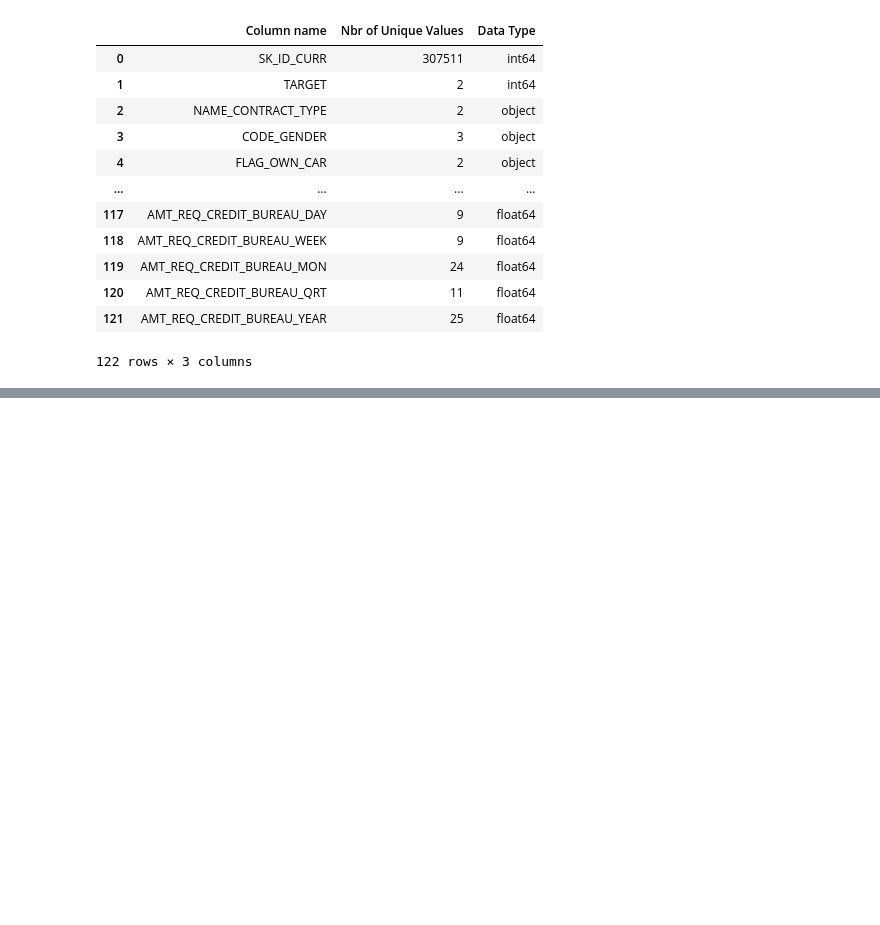
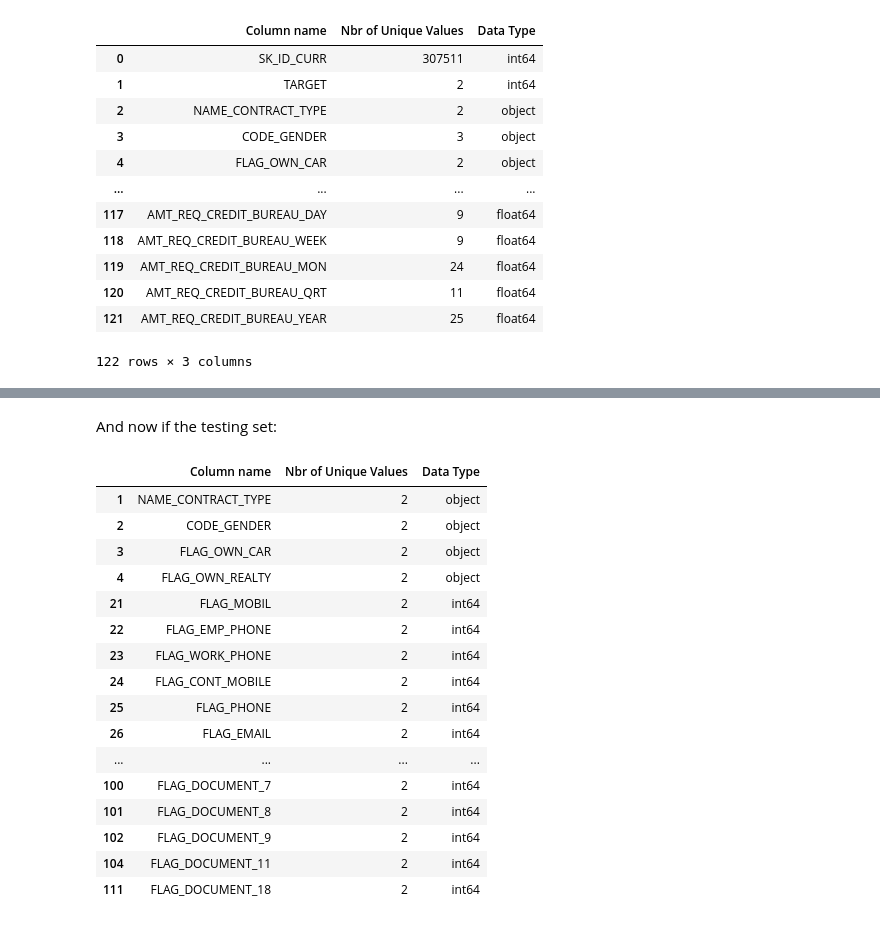
Before and after one commit to Duramann/BigDataApplicationProject, a Jupyter notebook: notebooks/1.0-TD-data-exploration.ipynb, the cells around one changed output, grey strips where cells are left out. Cells and saved outputs as stored; diff of their text form; code cells hidden in the pictures; blank space fills up the shorter version.

```diff
--- a/notebooks/1.0-TD-data-exploration.ipynb
+++ b/notebooks/1.0-TD-data-exploration.ipynb
@@ -213,0 +231,22 @@ Unique values in test dataset:
+# %% [markdown]
+And now if the testing set:
+# %%
+test_df_unique[test_df_unique['Nbr of Unique Values']==2]
+# %% [output]
+|  | Column name | Nbr of Unique Values | Data Type |
+| 1 | NAME_CONTRACT_TYPE | 2 | object |
+| 2 | CODE_GENDER | 2 | object |
+| 3 | FLAG_OWN_CAR | 2 | object |
+| 4 | FLAG_OWN_REALTY | 2 | object |
+| 21 | FLAG_MOBIL | 2 | int64 |
+| 22 | FLAG_EMP_PHONE | 2 | int64 |
+| 23 | FLAG_WORK_PHONE | 2 | int64 |
+| 24 | FLAG_CONT_MOBILE | 2 | int64 |
+| 25 | FLAG_PHONE | 2 | int64 |
+| 26 | FLAG_EMAIL | 2 | int64 |
+| ... | ... | ... | ... |
+| 100 | FLAG_DOCUMENT_7 | 2 | int64 |
+| 101 | FLAG_DOCUMENT_8 | 2 | int64 |
+| 102 | FLAG_DOCUMENT_9 | 2 | int64 |
+| 104 | FLAG_DOCUMENT_11 | 2 | int64 |
+| 111 | FLAG_DOCUMENT_18 | 2 | int64 |
```
Also changed, not shown: parts of 5 cells of this notebook.
